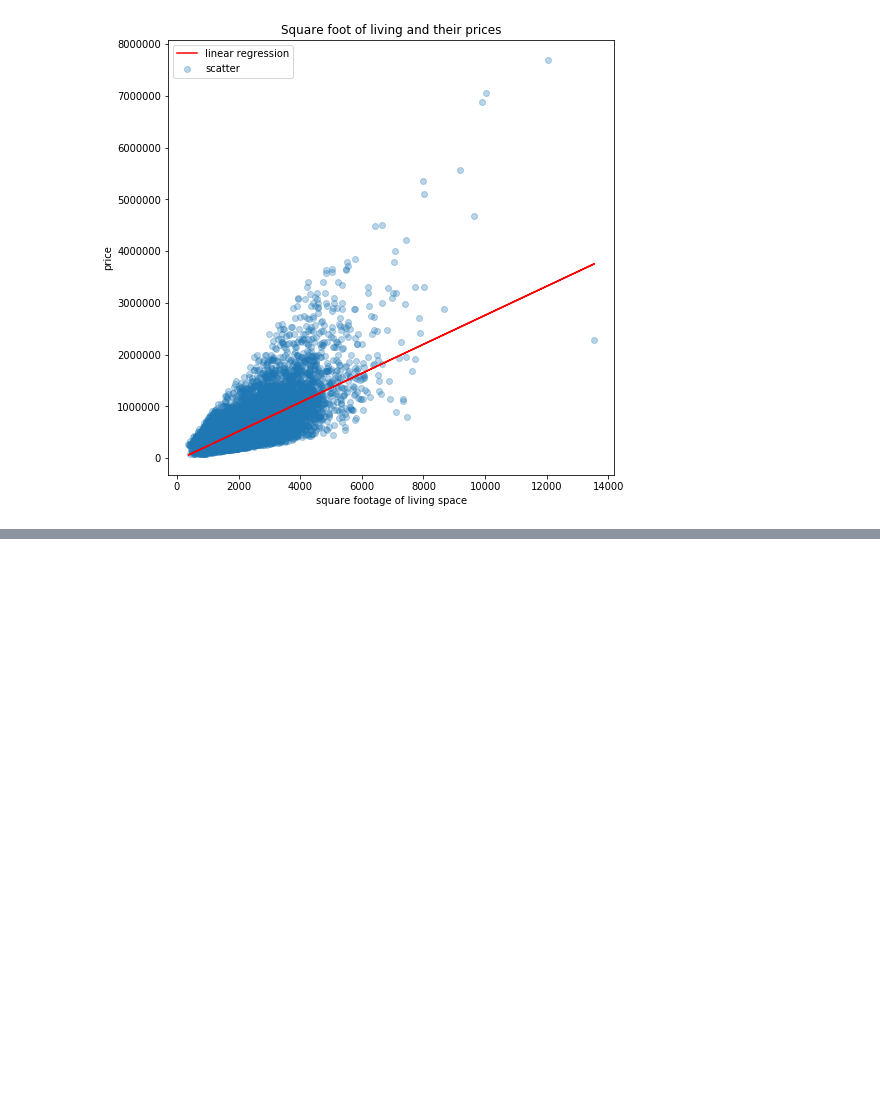
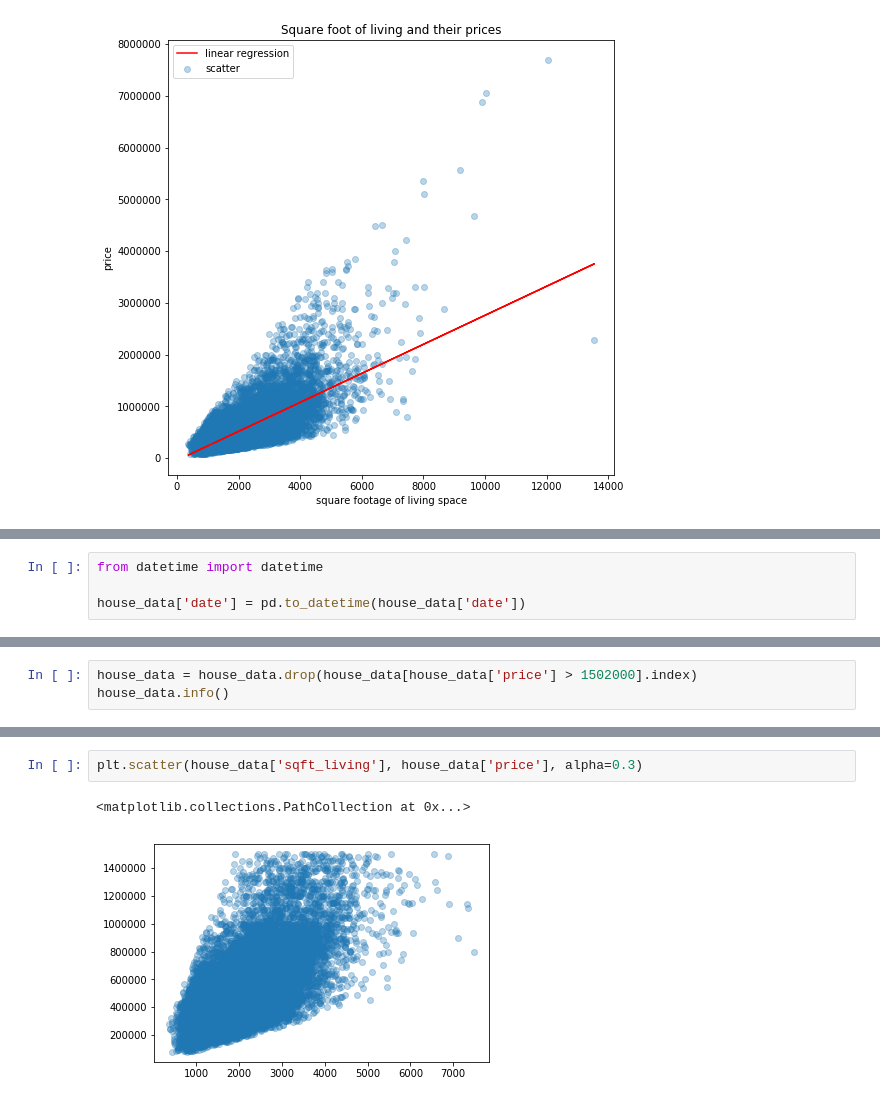
Before and after one commit to AlecMorgan/Housing-Price-Predictor, a Jupyter notebook: wip.ipynb, the cells around one changed output, grey strips where cells are left out. Cells and saved outputs as stored; diff of their text form; blank space fills up the shorter version.

Commit message:
clean price outliers for target audience

```diff
--- a/wip.ipynb
+++ b/wip.ipynb
@@ -157,0 +193,4 @@ house_data.describe()
+# %%
+from datetime import datetime
+
+house_data['date'] = pd.to_datetime(house_data['date'])
@@ -157,0 +219,3 @@ house_data.describe()
+# %%
+house_data = house_data.drop(house_data[house_data['price'] > 1502000].index)
+house_data.info()
@@ -157,0 +240,5 @@ house_data.describe()
+# %%
+plt.scatter(house_data['sqft_living'], house_data['price'], alpha=0.3)
+# %% [output]
+<matplotlib.collections.PathCollection at 0x...>
+[figure, added]
```
Also changed, not shown: parts of 4 cells of this notebook.
